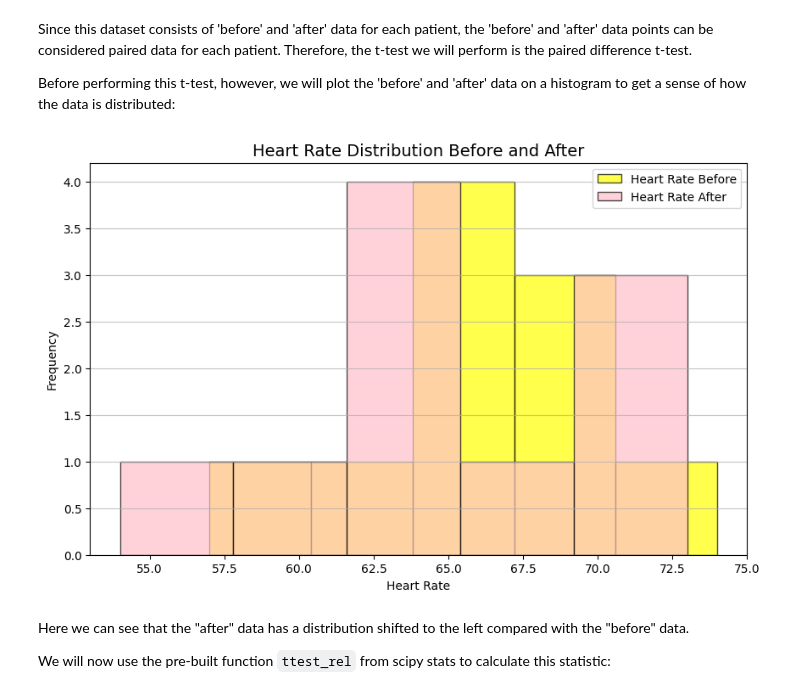
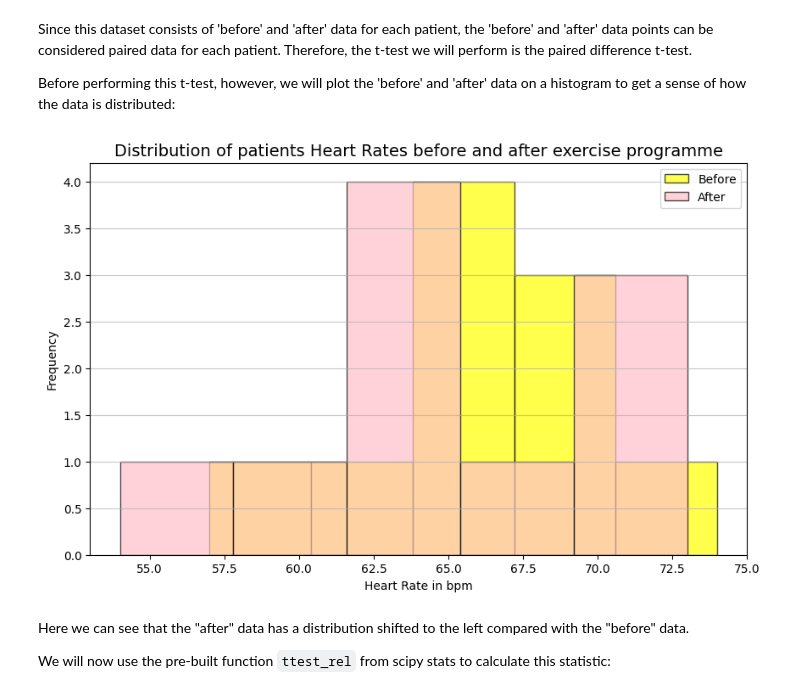
Before and after one commit to jmce22/app_stats, a Jupyter notebook: tasks.ipynb, the cells around one changed output. Cells and saved outputs as stored; diff of their text form; code cells hidden in the pictures.

Commit message:
small edits of tasks and project. added histogram of t-test to project.

```diff
--- a/tasks.ipynb
+++ b/tasks.ipynb
@@ -239,25 +239,25 @@ Before performing this t-test, however, we will plot the 'before' and 'after' da
 # %%
 # creating a new figure and setting the size of it
 plt.figure(figsize=(10, 6))
 
 # Histogram for heart_rate_before. By using the alpha paramter we can make the plot slightly transparent to allow
 # us to overlap the heart_rate_before data with the heart_rate_after data:
-plt.hist(heart_rate_before, bins=5, alpha= 0.7, label='Heart Rate Before', color='yellow', edgecolor='black')
+plt.hist(heart_rate_before, bins=5, alpha= 0.7, label='Before', color='yellow', edgecolor='black')
 
 # Histogram for heart_rate_after:
-plt.hist(heart_rate_after, bins=5, alpha=0.7, label='Heart Rate After', color='pink', edgecolor='black')
+plt.hist(heart_rate_after, bins=5, alpha=0.7, label='After', color='pink', edgecolor='black')
 
 # Adding titles and labels
-plt.title('Heart Rate Distribution Before and After', fontsize=14)
-plt.xlabel('Heart Rate', fontsize=10)
+plt.title('Distribution of patients Heart Rates before and after exercise programme', fontsize=14)
+plt.xlabel('Heart Rate in bpm', fontsize=10)
 plt.ylabel('Frequency', fontsize=10)
 plt.legend(fontsize=10)
 
-# Show plot
-plt.grid(axis='y', alpha=0.75)
+# Show plot, including a transparent grid on the y-axis
+plt.grid(axis='y', alpha=0.70)
 plt.show()
 # %% [output]
-[figure, old version]
+[figure, new version]
 # %% [markdown]
 Here we can see that the "after" data has a distribution shifted to the left compared with the "before" data.
 
```
Also changed, not shown: parts of 1 cell of this notebook, 1 other file.
